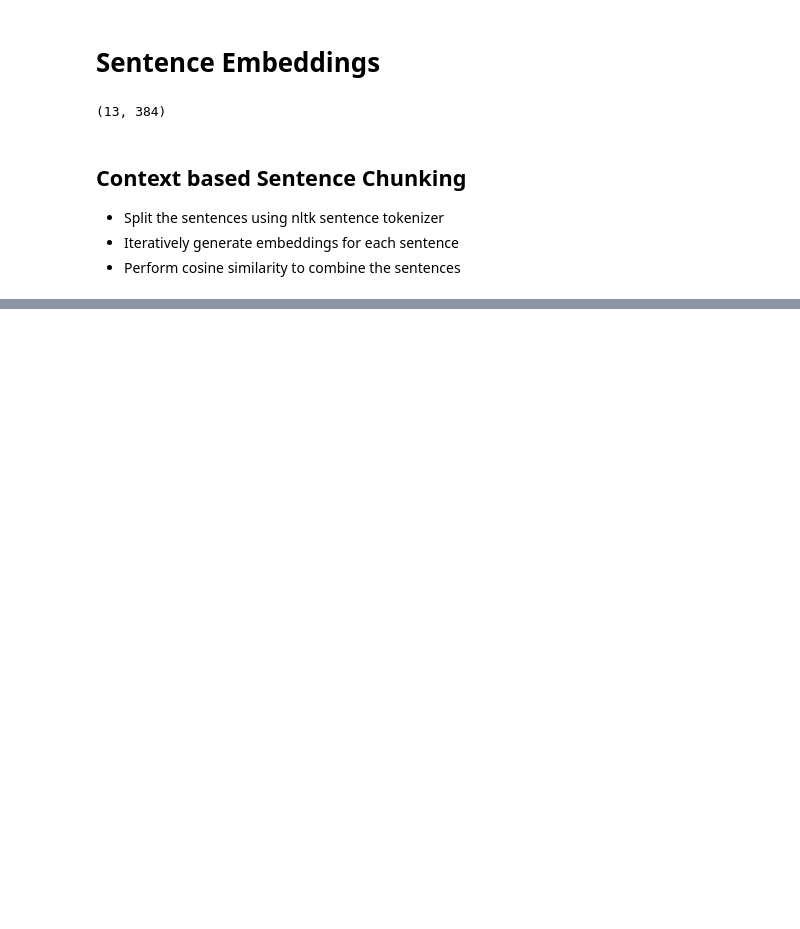
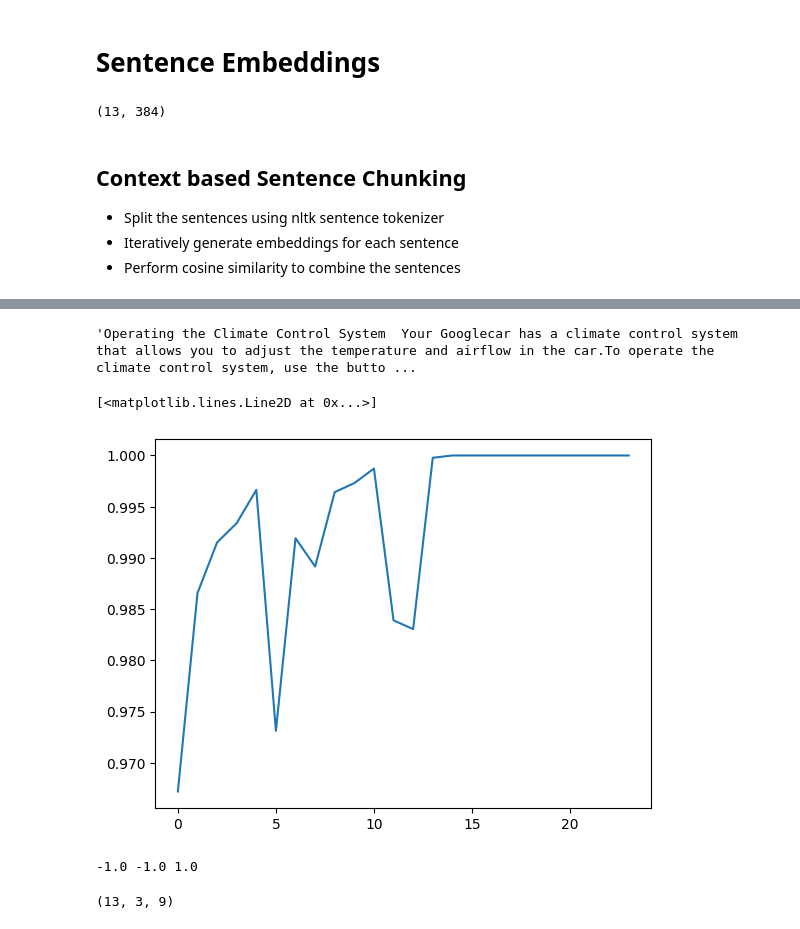
Before and after one commit to muthuganeshece/GenAI, a Jupyter notebook: textchunks.ipynb, the cells around one changed output, grey strips where cells are left out. Cells and saved outputs as stored; diff of their text form; code cells hidden in the pictures; blank space fills up the shorter version.

```diff
--- a/textchunks.ipynb
+++ b/textchunks.ipynb
@@ -78,0 +111,40 @@ pd.DataFrame(d)
+# %%
+concat_doc = doc1 + " " + doc2 + " " + doc3
+# %%
+concat_sent
+# %% [output]
+'Operating the Climate Control System  Your Googlecar has a climate control system that allows you to adjust the temperature and airflow in the car.To operate the climate control system, use the butto ...
+# %%
+concat_list = []
+sent_list = sent_tokenize(concat_doc)
+concat_sent = ""
+for i in range(len(sent_list)):
+    concat_sent += sent_list[i]
+    concat_emb = np.array(model.encode(concat_sent))
+    concat_list.append(concat_emb)
+# %%
+cos_dist = []
+for i in range(len(concat_list)-1):
+    dist = cosine_similarity(concat_list[i].reshape(1,-1), concat_list[i+1].reshape(1,-1))[0][0]
+    cos_dist.append(dist)
+# %%
+import matplotlib.pyplot as plt
+
+plt.plot(cos_dist)
+# %% [output]
+[<matplotlib.lines.Line2D at 0x...>]
+[figure, added]
+# %%
+doc1_emb = np.array(model.encode(doc1))
+doc2_emb = np.array(model.encode(doc2))
+doc3_emb = np.array(model.encode(doc3))
+a = cosine_similarity(doc1_emb.reshape(-1,1), doc2_emb.reshape(-1,1))[0][0]
+b = cosine_similarity(doc2_emb.reshape(-1,1), doc3_emb.reshape(-1,1))[0][0]
+c = cosine_similarity(doc1_emb.reshape(-1,1), doc3_emb.reshape(-1,1))[0][0]
+print(a,b,c)
+# %% [output]
+-1.0 -1.0 1.0
+# %%
+len(sent_tokenize(doc1)), len(sent_tokenize(doc2)), len(sent_tokenize(doc3))
+# %% [output]
+(13, 3, 9)
```
Also changed, not shown: parts of 2 cells of this notebook.
